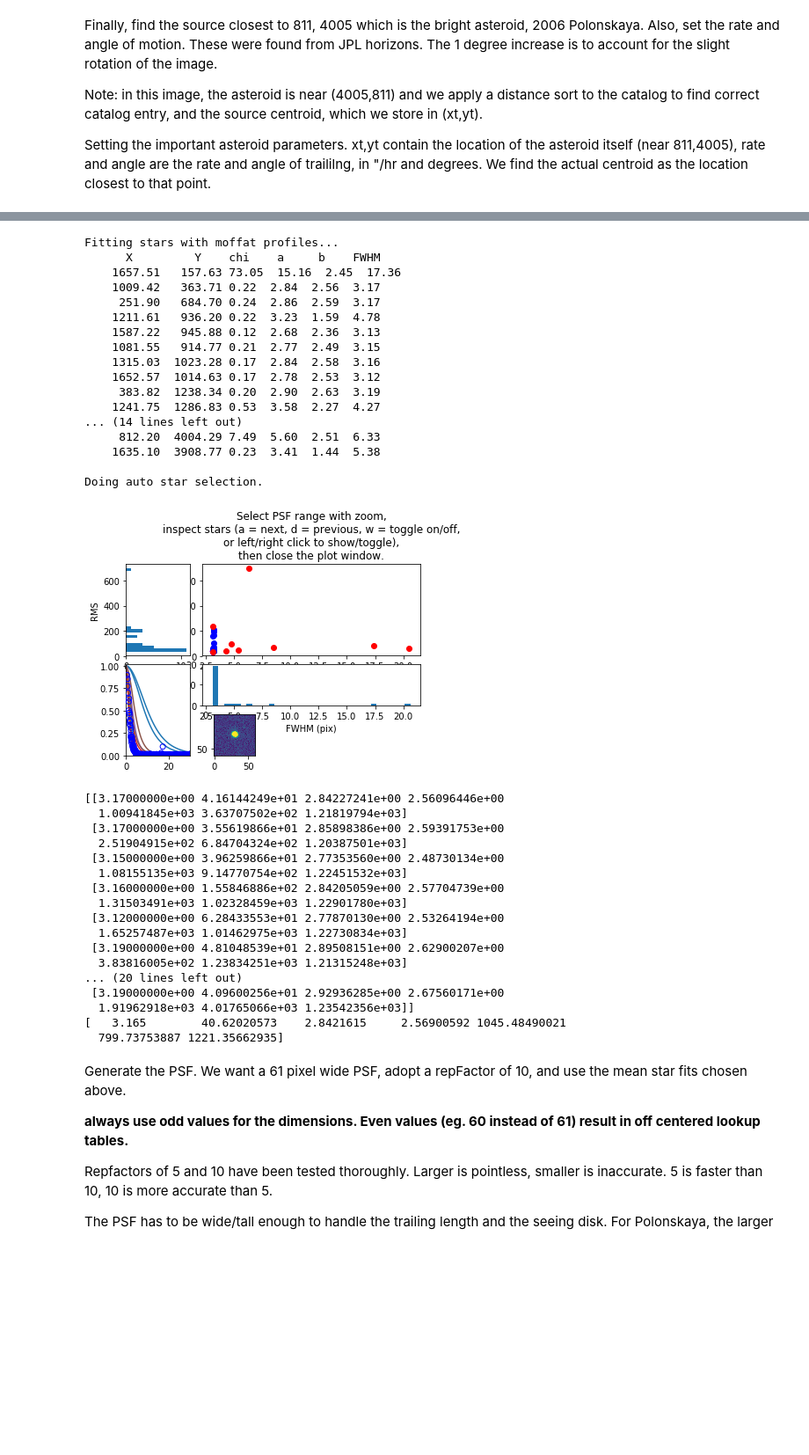
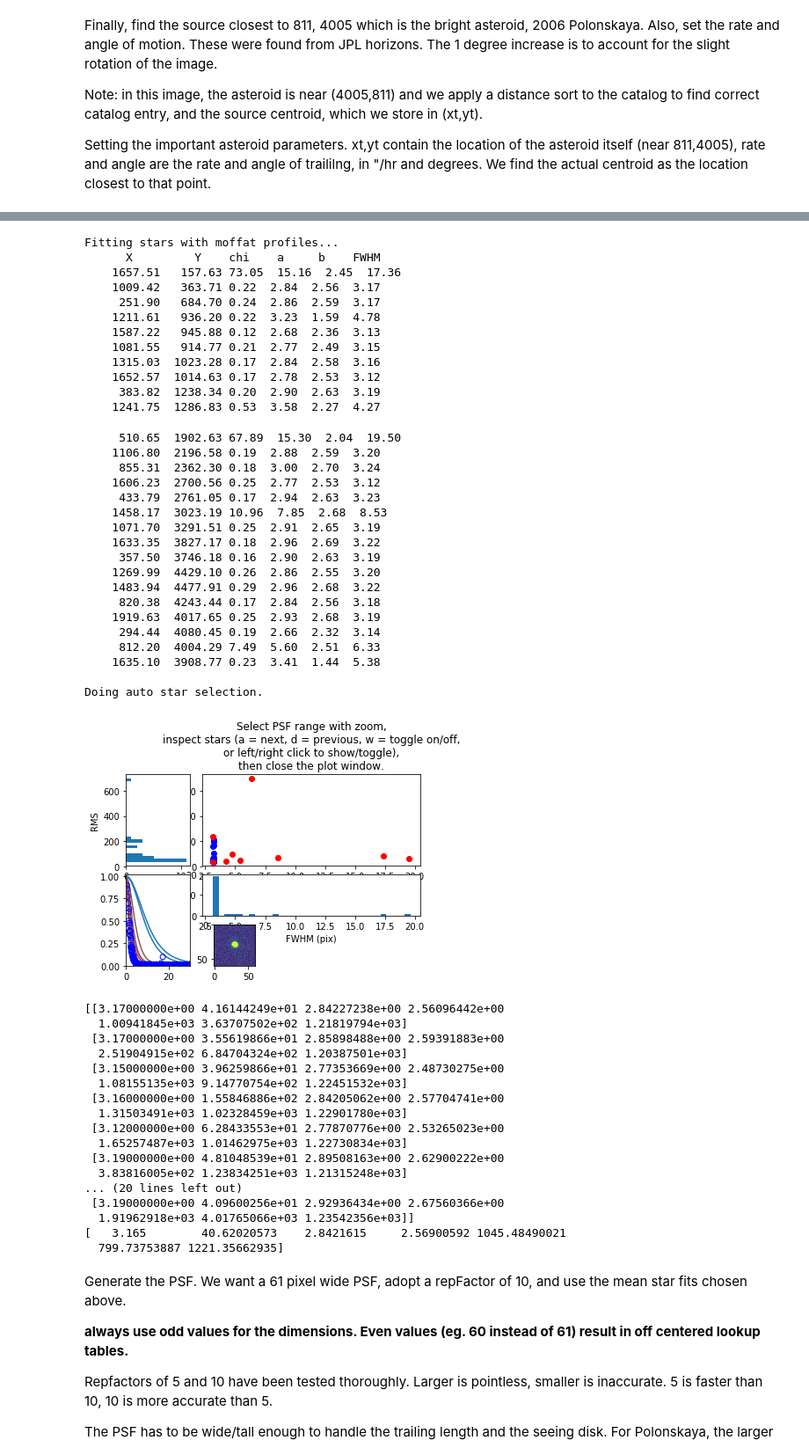
Before and after one commit to fraserw/trippy, a Jupyter notebook: tutorial/trippytutorial.ipynb, the cells around one changed output, grey strips where cells are left out. Shown: that part at 88% size. Cells and saved outputs as stored; diff of their text form; code cells hidden in the pictures; blank space fills up the shorter version.

```diff
--- a/tutorial/trippytutorial.ipynb
+++ b/tutorial/trippytutorial.ipynb
@@ -138,46 +142,61 @@ ftol is the least squares fitting tolerance parameter passed to the scipy least
 # %%
 starChooser=psfStarChooser.starChooser(data,
                                        catalog['XWIN_IMAGE'],catalog['YWIN_IMAGE'],
                                        catalog['FLUX_AUTO'],catalog['FLUXERR_AUTO'])
-(goodFits,goodMeds,goodSTDs) = starChooser(30,200,noVisualSelection=False,autoTrim=True, bgRadius=15, ftol=1.49012e-08)
+(goodFits,goodMeds,goodSTDs) = starChooser(30,200,noVisualSelection=False,autoTrim=True,
+                                           bgRadius=15, quickFit = False,
+                                           repFact = 5, ftol=1.49012e-08)
 print(goodFits)
 print(goodMeds)
 # %% [output]
 Fitting stars with moffat profiles...
       X         Y    chi    a     b    FWHM
     1657.51   157.63 73.05  15.16  2.45  17.36
     1009.42   363.71 0.22  2.84  2.56  3.17
      251.90   684.70 0.24  2.86  2.59  3.17
     1211.61   936.20 0.22  3.23  1.59  4.78
     1587.22   945.88 0.12  2.68  2.36  3.13
     1081.55   914.77 0.21  2.77  2.49  3.15
     1315.03  1023.28 0.17  2.84  2.58  3.16
     1652.57  1014.63 0.17  2.78  2.53  3.12
      383.82  1238.34 0.20  2.90  2.63  3.19
     1241.75  1286.83 0.53  3.58  2.27  4.27
-... (14 lines left out)
-     812.20  4004.29 7.49  5.60  2.51  6.33
-    1635.10  3908.77 0.23  3.41  1.44  5.38
-
-Doing auto star selection.
+     510.65  1902.63 67.89  15.30  2.04  19.50
+    1106.80  2196.58 0.19  2.88  2.59  3.20
+     855.31  2362.30 0.18  3.00  2.70  3.24
+    1606.23  2700.56 0.25  2.77  2.53  3.12
+     433.79  2761.05 0.17  2.94  2.63  3.23
+    1458.17  3023.19 10.96  7.85  2.68  8.53
+    1071.70  3291.51 0.25  2.91  2.65  3.19
+    1633.35  3827.17 0.18  2.96  2.69  3.22
+     357.50  3746.18 0.16  2.90  2.63  3.19
+    1269.99  4429.10 0.26  2.86  2.55  3.20
+    1483.94  4477.91 0.29  2.96  2.68  3.22
+     820.38  4243.44 0.17  2.84  2.56  3.18
+    1919.63  4017.65 0.25  2.93  2.68  3.19
+     294.44  4080.45 0.19  2.66  2.32  3.14
+     812.20  4004.29 7.49  5.60  2.51  6.33
+    1635.10  3908.77 0.23  3.41  1.44  5.38
+
+Doing auto star selection.
-[figure, old version]
+[figure, new version]
-[[3.17000000e+00 4.16144249e+01 2.84227241e+00 2.56096446e+00
-  1.00941845e+03 3.63707502e+02 1.21819794e+03]
- [3.17000000e+00 3.55619866e+01 2.85898386e+00 2.59391753e+00
-  2.51904915e+02 6.84704324e+02 1.20387501e+03]
- [3.15000000e+00 3.96259866e+01 2.77353560e+00 2.48730134e+00
-  1.08155135e+03 9.14770754e+02 1.22451532e+03]
- [3.16000000e+00 1.55846886e+02 2.84205059e+00 2.57704739e+00
-  1.31503491e+03 1.02328459e+03 1.22901780e+03]
- [3.12000000e+00 6.28433553e+01 2.77870130e+00 2.53264194e+00
-  1.65257487e+03 1.01462975e+03 1.22730834e+03]
- [3.19000000e+00 4.81048539e+01 2.89508151e+00 2.62900207e+00
-  3.83816005e+02 1.23834251e+03 1.21315248e+03]
-... (20 lines left out)
- [3.19000000e+00 4.09600256e+01 2.92936285e+00 2.67560171e+00
-  1.91962918e+03 4.01765066e+03 1.23542356e+03]]
-[   3.165        40.62020573    2.8421615     2.56900592 1045.48490021
-  799.73753887 1221.35662935]
+[[3.17000000e+00 4.16144249e+01 2.84227238e+00 2.56096442e+00
+  1.00941845e+03 3.63707502e+02 1.21819794e+03]
+ [3.17000000e+00 3.55619866e+01 2.85898488e+00 2.59391883e+00
+  2.51904915e+02 6.84704324e+02 1.20387501e+03]
+ [3.15000000e+00 3.96259866e+01 2.77353669e+00 2.48730275e+00
+  1.08155135e+03 9.14770754e+02 1.22451532e+03]
+ [3.16000000e+00 1.55846886e+02 2.84205062e+00 2.57704741e+00
+  1.31503491e+03 1.02328459e+03 1.22901780e+03]
+ [3.12000000e+00 6.28433553e+01 2.77870776e+00 2.53265023e+00
+  1.65257487e+03 1.01462975e+03 1.22730834e+03]
+ [3.19000000e+00 4.81048539e+01 2.89508163e+00 2.62900222e+00
+  3.83816005e+02 1.23834251e+03 1.21315248e+03]
+... (20 lines left out)
+ [3.19000000e+00 4.09600256e+01 2.92936434e+00 2.67560366e+00
+  1.91962918e+03 4.01765066e+03 1.23542356e+03]]
+[   3.165        40.62020573    2.8421615     2.56900592 1045.48490021
+  799.73753887 1221.35662935]
 # %% [markdown]
 Generate the PSF. We want a 61 pixel wide PSF, adopt a repFactor of 10, and use the mean star fits chosen above.
 
```
Also changed, not shown: parts of 5 cells of this notebook.
